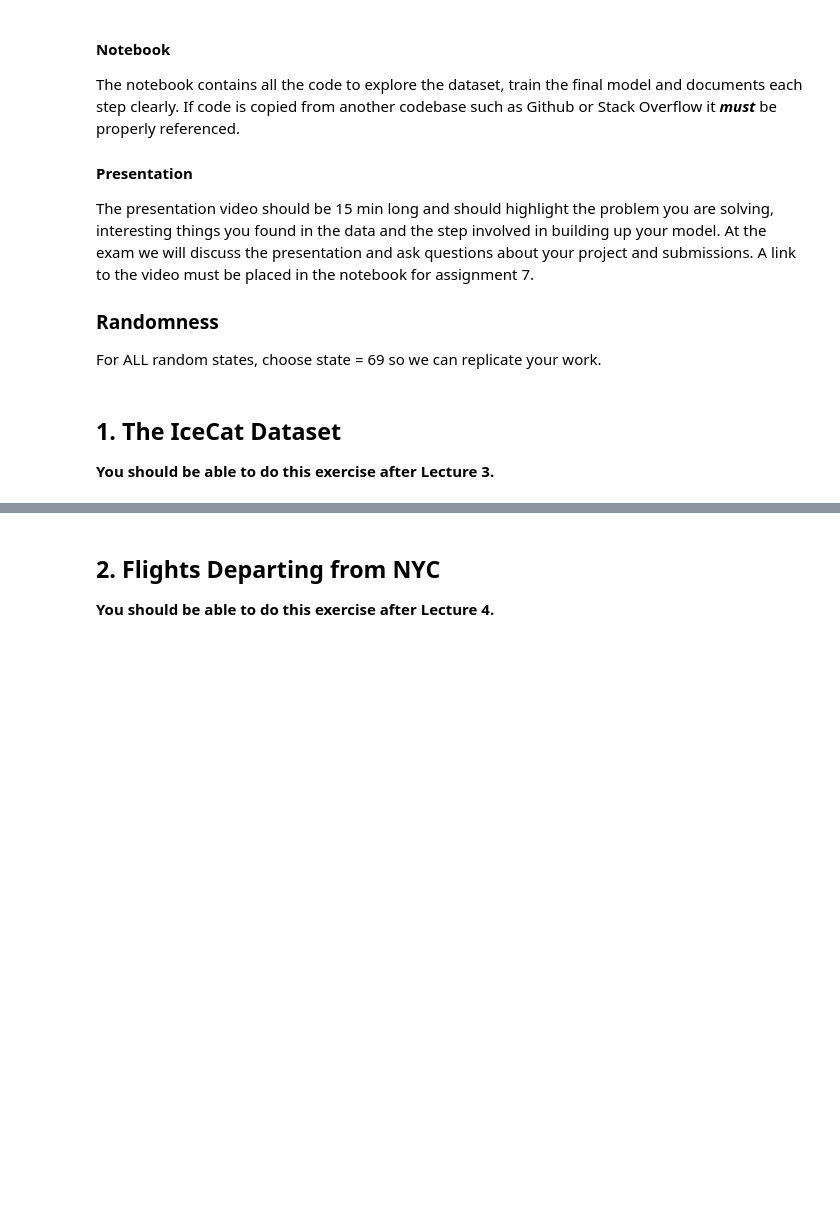
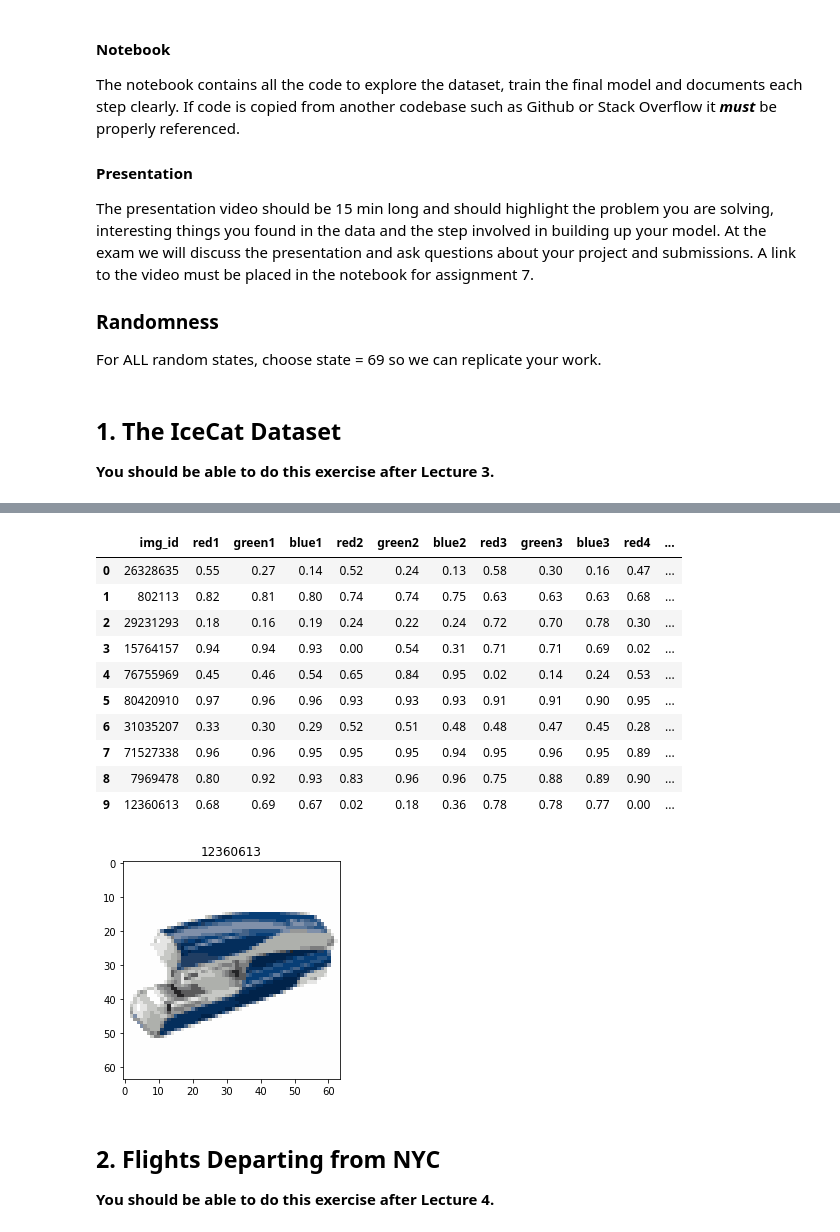
Before and after one commit to Beadhangerone/MAL, a Jupyter notebook: MAL1 Project 2022.ipynb, the cells around one changed output, grey strips where cells are left out. Drawn from its saved outputs; the diff is of its cells as text; code cells hidden in the pictures; blank space fills up the shorter version.

Commit message:
Inout data ready to be loaded

```diff
--- a/MAL1 Project 2022.ipynb
+++ b/MAL1 Project 2022.ipynb
@@ -192 +142,21 @@ def load_image_files(container_path, dimension=(64, 64), nr_of_colors = 16):
+# %%
+def normalize_image(img, dimension=(64, 64), nr_of_colors = 16):
+    # resize
+    img_resized = cv.resize(img, dimension, interpolation=cv.INTER_AREA)
+
+    if img_resized.shape == (64, 64):
+        img_resized = cv.cvtColor(img_resized.astype('float32'),cv.COLOR_GRAY2RGB)
+    elif img_resized.shape == (64, 64, 4):
+        img_resized = cv.cvtColor(img_resized.astype('float32'),cv.COLOR_RGBA2RGB)
+
+    # Lets compress the image using clustering
+    # https://docs.opencv.org/3.0-beta/doc/py_tutorials/py_ml/py_kmeans/py_kmeans_opencv/py_kmeans_opencv.html
+    criteria = (cv.TERM_CRITERIA_EPS + cv.TERM_CRITERIA_MAX_ITER, 10, 1.0)
+    flags = cv.KMEANS_PP_CENTERS
+    compactness, labels, centers = cv.kmeans(np.float32(img_resized.reshape((-1, 3))),
+                                    nr_of_colors, None, criteria, 10, flags)
+    centers = np.uint8(centers)
+    new_colors = centers[labels.flatten()]
+    img_noramlized = new_colors.reshape(img_resized.shape)
+    return img_noramlized
 # %%
@@ -256,0 +207,36 @@ getColorPctPerImage();
+# %%
+# MAIN
+def main(container_path):
+    image_dir = Path(container_path)
+    count = 0
+    img_hash = {}
+
+    # first of all - correct answers
+    correct_answers_DF = getCorrectAnswersDF();
+
+    for file in image_dir.iterdir():
+        count+=1;
+        if count > 10: break;
+        pic_id = file.stem
+
+        img = plt.imread(file)
+
+        img_normalized = normalize_image(img)
+
+        img_pixels_colors = getScaledImageDataSorted(img_normalized)
+
+        right_answerDF = correct_answers_DF[correct_answers_DF['pic_id'] == int(pic_id)]
+
+        PopulateData(pic_id, img_pixels_colors, right_answerDF)
+
+        plt.title(file.stem)
+        plt.imshow(img_normalized)
+
+
+    display(inputDataMock)
+    inputData = pd.DataFrame(data=inputDataMock)
+    display(inputData)
+
+    #
+main("datasets/1/images");
+# %% [output]
@@ -256,0 +260,12 @@ getColorPctPerImage();
+|  | img_id | red1 | green1 | blue1 | red2 | green2 | blue2 | red3 | green3 | blue3 | red4 | ... |
+| 0 | 26328635 | 0.55 | 0.27 | 0.14 | 0.52 | 0.24 | 0.13 | 0.58 | 0.30 | 0.16 | 0.47 | ... |
+| 1 | 802113 | 0.82 | 0.81 | 0.80 | 0.74 | 0.74 | 0.75 | 0.63 | 0.63 | 0.63 | 0.68 | ... |
+| 2 | 29231293 | 0.18 | 0.16 | 0.19 | 0.24 | 0.22 | 0.24 | 0.72 | 0.70 | 0.78 | 0.30 | ... |
+| 3 | 15764157 | 0.94 | 0.94 | 0.93 | 0.00 | 0.54 | 0.31 | 0.71 | 0.71 | 0.69 | 0.02 | ... |
+| 4 | 76755969 | 0.45 | 0.46 | 0.54 | 0.65 | 0.84 | 0.95 | 0.02 | 0.14 | 0.24 | 0.53 | ... |
+| 5 | 80420910 | 0.97 | 0.96 | 0.96 | 0.93 | 0.93 | 0.93 | 0.91 | 0.91 | 0.90 | 0.95 | ... |
+| 6 | 31035207 | 0.33 | 0.30 | 0.29 | 0.52 | 0.51 | 0.48 | 0.48 | 0.47 | 0.45 | 0.28 | ... |
+| 7 | 71527338 | 0.96 | 0.96 | 0.95 | 0.95 | 0.95 | 0.94 | 0.95 | 0.96 | 0.95 | 0.89 | ... |
+| 8 | 7969478 | 0.80 | 0.92 | 0.93 | 0.83 | 0.96 | 0.96 | 0.75 | 0.88 | 0.89 | 0.90 | ... |
+| 9 | 12360613 | 0.68 | 0.69 | 0.67 | 0.02 | 0.18 | 0.36 | 0.78 | 0.78 | 0.77 | 0.00 | ... |
+[figure, added]
```
Also changed, not shown: parts of 13 cells of this notebook.
